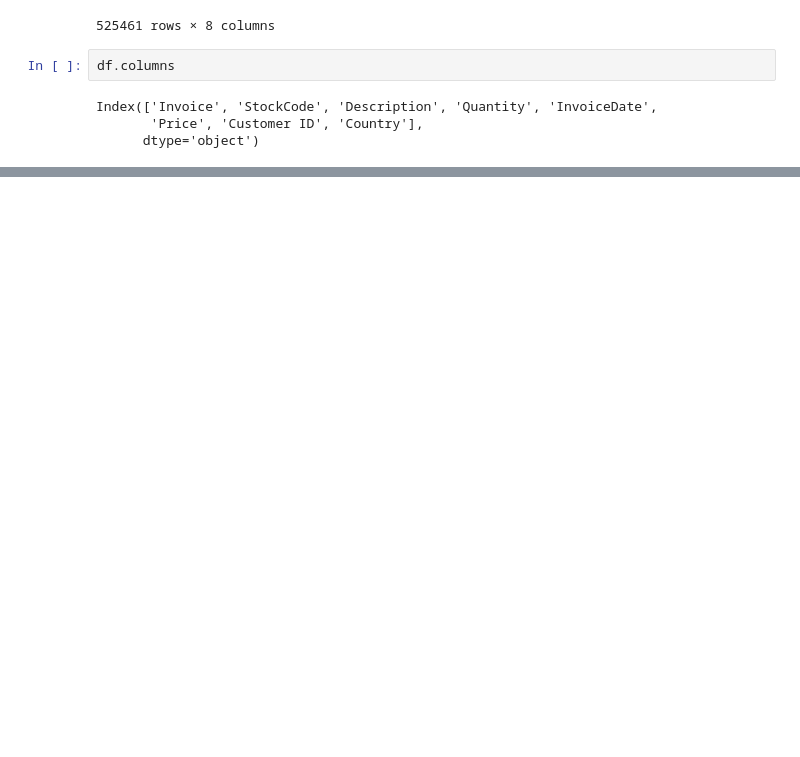
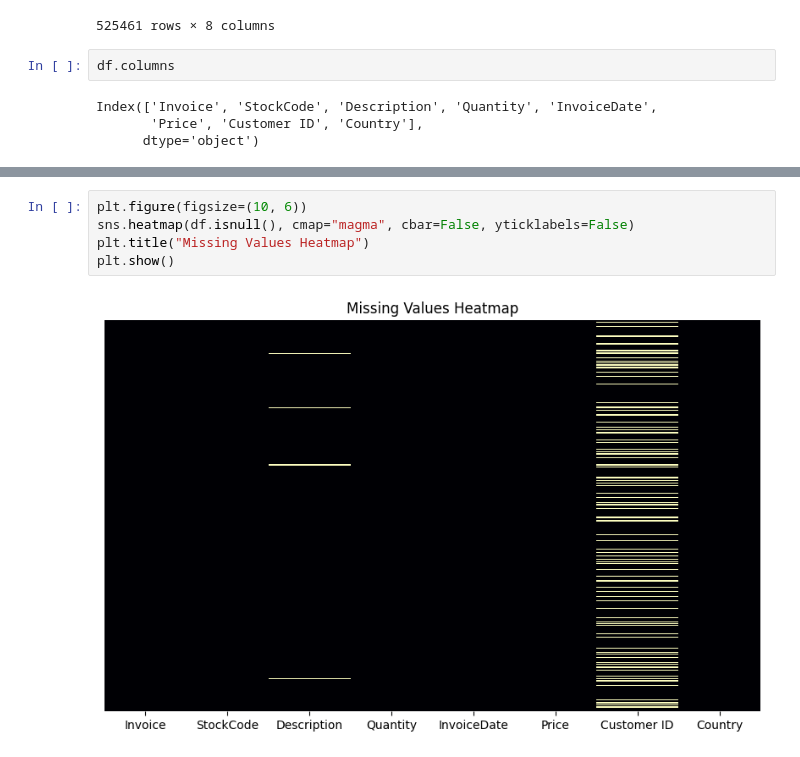
Before and after one commit to SmayanKulkarni/AI-and-ML-Course, a Jupyter notebook: SDS/EXP-1.ipynb, the cells around one changed output, grey strips where cells are left out. Cells and saved outputs as stored; diff of their text form; blank space fills up the shorter version.

```diff
--- a/SDS/EXP-1.ipynb
+++ b/SDS/EXP-1.ipynb
@@ -48,0 +79,7 @@ df.tail(5)
+# %%
+plt.figure(figsize=(10, 6))
+sns.heatmap(df.isnull(), cmap="magma", cbar=False, yticklabels=False)
+plt.title("Missing Values Heatmap")
+plt.show()
+# %% [output]
+[figure, added]
```
Also changed, not shown: parts of 10 cells of this notebook, 7 other files.
